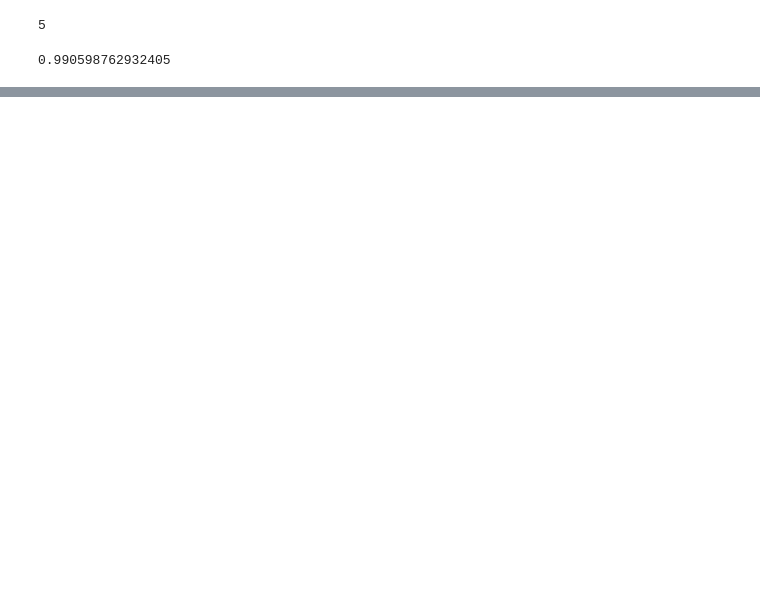
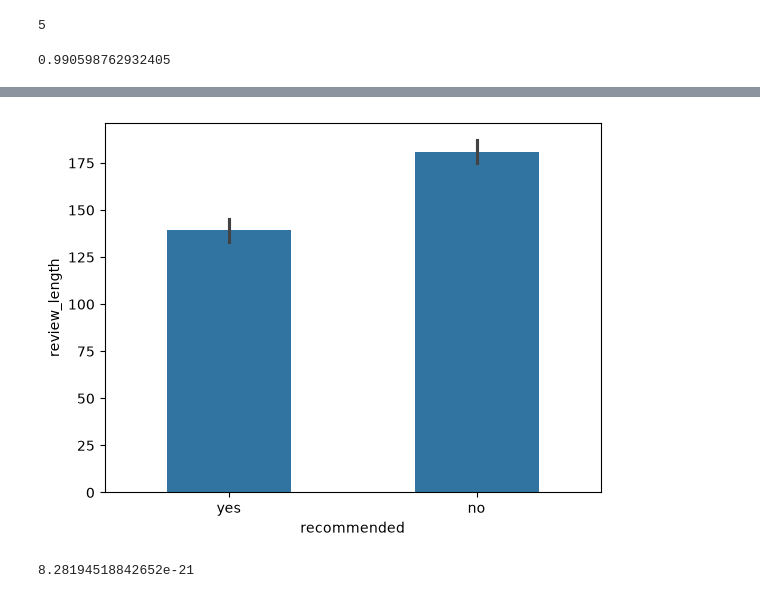
Before and after one commit to m4h1m03/data-analysis-project, a Jupyter notebook: notebooks/02_feature_engineering_eda.ipynb, the cells around one changed output, grey strips where cells are left out. Drawn from its saved outputs; the diff is of its cells as text; code cells hidden in the pictures; blank space fills up the shorter version.

Commit message:
add recommendation vs review length analysis (bar chart, mann-whitney u test), reorder markdown write-ups to precede their code, and add summary and next steps section

```diff
--- a/notebooks/02_feature_engineering_eda.ipynb
+++ b/notebooks/02_feature_engineering_eda.ipynb
@@ -287,0 +278,16 @@ Running `kruskal(*grouped_lengths)` on the five grouped `review_length` Series r
+# %%
+sns.barplot(
+    data=df,
+    x='recommended',
+    y='review_length',
+    width=0.5
+)
+plt.show()
+# %% [output]
+[figure, added]
+# %%
+grouped_lengths = [group for name, group in df.groupby('recommended')['review_length']]
+tstat, pvalue = mannwhitneyu(*grouped_lengths)
+print(pvalue)
+# %% [output]
+8.28194518842652e-21
```
Also changed, not shown: parts of 6 cells of this notebook.
